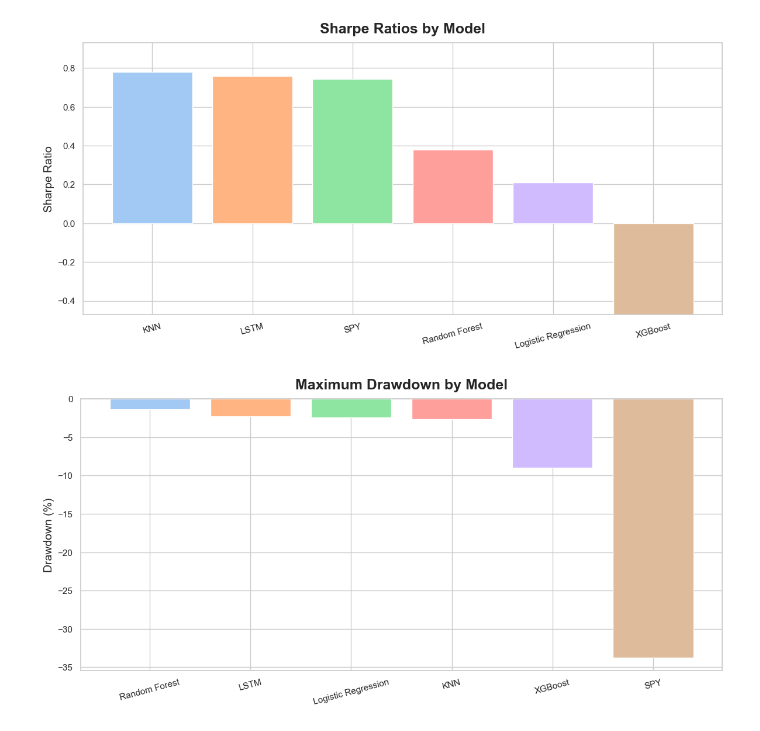
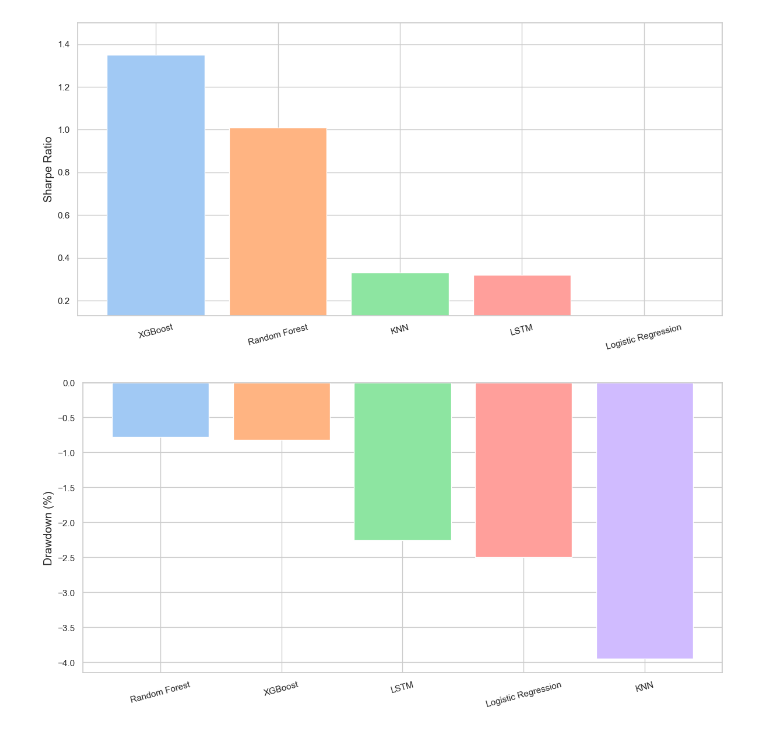
Before and after one commit to akshathp0/etf-pairs-trading, a Jupyter notebook: models/visualizations.ipynb, the cells around one changed output. Saved outputs shown, nothing was run; the diff lists cells and outputs as text; code cells hidden in the pictures.

Commit message:
visualizations done

```diff
--- a/models/visualizations.ipynb
+++ b/models/visualizations.ipynb
@@ -316,20 +31,15 @@ plt.show()
 # %%
-sns.set_theme(style="whitegrid", font_scale=1.1)
-
 all_sharpe = {
-    "XGBoost": -0.62,
-    "LSTM": 0.76,
-    "Random Forest": 0.38,
-    "SPY": 0.7447,
-    "KNN": 0.78,
-    "Logistic Regression": 0.21
-    # "ETF Split": 0.6009,
+    "XGBoost": 1.35,
+    "LSTM": 0.32,
+    "Random Forest": 1.01,
+    "KNN": 0.33,
+    "Logistic Regression": -0.02
 }
 
-sorted_sharpe = dict(sorted(all_sharpe.items(), key=lambda x: x[1], reverse=True))
+sorted_sharpe = dict(sorted(all_sharpe.items(), key = lambda x: x[1], reverse = True))
 
-# Create figure
-fig, ax = plt.subplots(figsize=(12, 6))
+fig, ax = plt.subplots(figsize = (12, 6))
 
 bars = ax.bar(
     sorted_sharpe.keys(),
@@ -337,48 +47,45 @@ bars = ax.bar(
     color=sns.color_palette("pastel"),
 )
 
-ax.set_title("Sharpe Ratios by Model", fontsize=18, weight='bold', pad=12)
-ax.set_xlabel("", fontsize=14)
-ax.set_ylabel("Sharpe Ratio", fontsize=14)
+ax.set_xlabel("", fontsize = 14)
+ax.set_ylabel("Sharpe Ratio", fontsize = 14)
 
 ax.set_ylim(min(sorted_sharpe.values()) + 0.15, max(sorted_sharpe.values()) + 0.15)
-ax.tick_params(axis='x', labelsize=11, rotation=15)
-ax.tick_params(axis='y', labelsize=11)
+ax.tick_params(axis='x', labelsize = 11, rotation = 15)
+ax.tick_params(axis='y', labelsize = 11)
 
 plt.tight_layout()
+plt.savefig("/Users/ak/Downloads/sharpes.pdf", dpi = 400, bbox_inches = "tight")
 plt.show()
 # %% [output]
-[figure, old version]
+[figure, new version]
 # %%
-sns.set_theme(style="whitegrid", font_scale=1.1)
+all_drawdown = {
+    "XGBoost": -0.82,
+    "LSTM": -2.26,
+    "Random Forest": -0.78,
+    "KNN": -3.95,
+    "Logistic Regression": -2.50
+}
 
-all_drawdown = {
-    "XGBoost": -8.97,
-    "LSTM": -2.23,
-    "Random Forest": -1.36,
-    "SPY": -33.72,
-    "KNN": -2.61,
-    "Logistic Regression": -2.45
-    # "ETF Split": -54.66,
-}
-sorted_drawdown = dict(sorted(all_drawdown.items(), key=lambda x: x[1], reverse=True))
+sorted_drawdown = dict(sorted(all_drawdown.items(), key = lambda x: x[1], reverse = True))
 
-fig, ax = plt.subplots(figsize=(12, 6))
+fig, ax = plt.subplots(figsize = (12, 6))
 
 bars = ax.bar(
     sorted_drawdown.keys(),
     sorted_drawdown.values(),
-    color=sns.color_palette("pastel"),
+    color = sns.color_palette("pastel"),
 )
 
-ax.set_title("Maximum Drawdown by Model", fontsize=18, weight='bold', pad=12)
 ax.set_ylabel("Drawdown (%)", fontsize=14)
 ax.set_xlabel("")
 
-ax.tick_params(axis='x', labelsize=11, rotation=15)
-ax.tick_params(axis='y', labelsize=11)
+ax.tick_params(axis = 'x', labelsize = 11, rotation = 15)
+ax.tick_params(axis = 'y', labelsize = 11)
 
 plt.tight_layout()
+plt.savefig("/Users/ak/Downloads/max_drawdown.pdf", dpi = 400, bbox_inches = "tight")
 plt.show()
 # %% [output]
-[figure, old version]
+[figure, new version]
```
Also changed, not shown: parts of 12 cells of this notebook, 7 other files.
